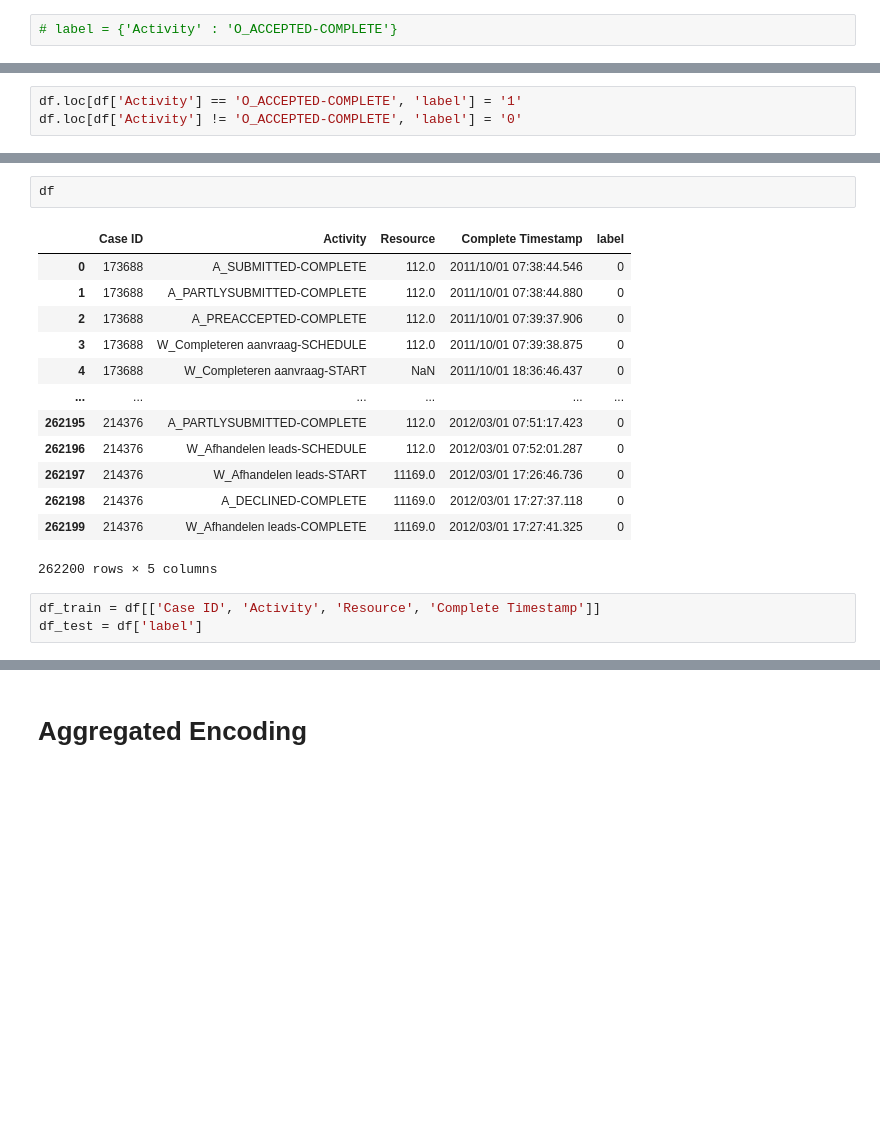
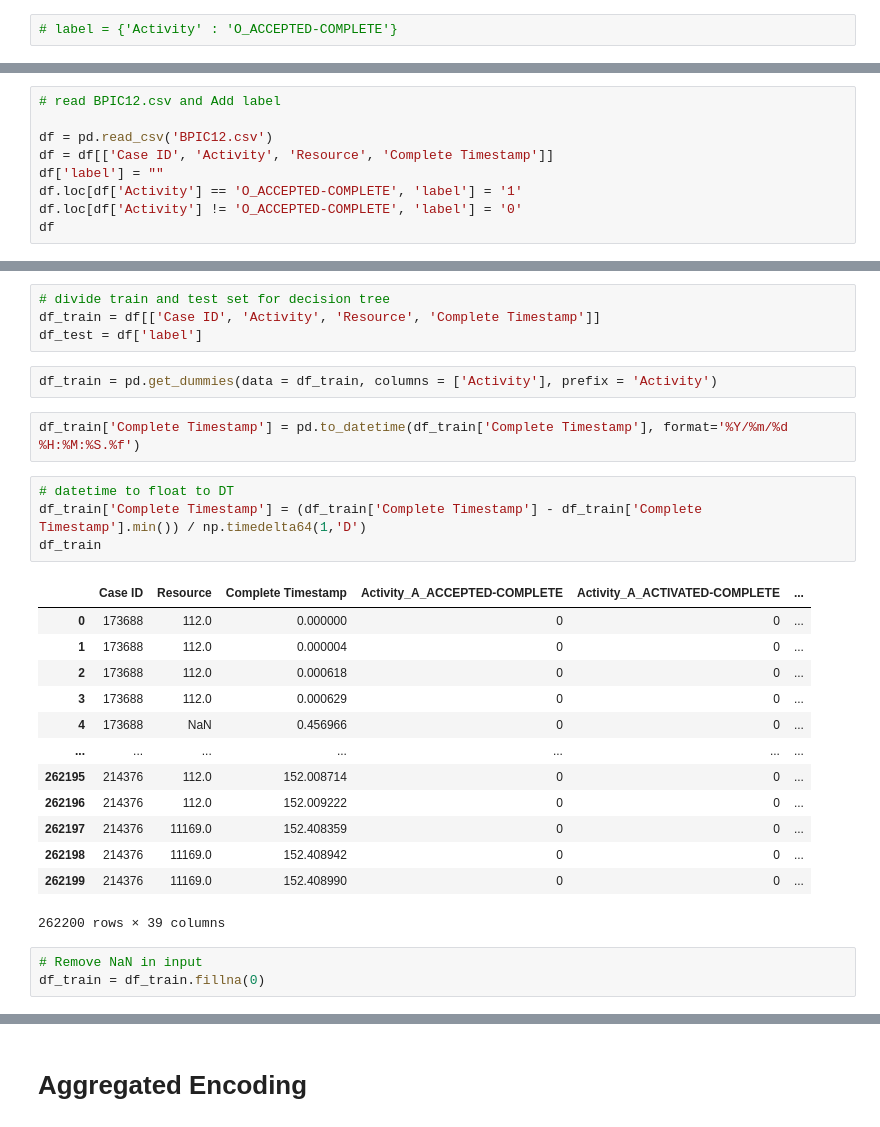
Before and after one commit to Yeoonsu/GA_based_AutoML, a Jupyter notebook: practice/practice.ipynb, the cells around one changed output, grey strips where cells are left out. Drawn from its saved outputs; the diff is of its cells as text; blank space fills up the shorter version.

```diff
--- a/practice/practice.ipynb
+++ b/practice/practice.ipynb
@@ -26,3 +6,9 @@ df['label'] = ""
 # %%
+# read BPIC12.csv and Add label
+
+df = pd.read_csv('BPIC12.csv')
+df = df[['Case ID', 'Activity', 'Resource', 'Complete Timestamp']]
+df['label'] = ""
 df.loc[df['Activity'] == 'O_ACCEPTED-COMPLETE', 'label'] = '1'
 df.loc[df['Activity'] != 'O_ACCEPTED-COMPLETE', 'label'] = '0'
+df
@@ -29,19 +29,29 @@ df.loc[df['Activity'] != 'O_ACCEPTED-COMPLETE', 'label'] = '0'
-# %%
-df
-# %% [output]
-|  | Case ID | Activity | Resource | Complete Timestamp | label |
-| 0 | 173688 | A_SUBMITTED-COMPLETE | 112.0 | 2011/10/01 07:38:44.546 | 0 |
-| 1 | 173688 | A_PARTLYSUBMITTED-COMPLETE | 112.0 | 2011/10/01 07:38:44.880 | 0 |
-| 2 | 173688 | A_PREACCEPTED-COMPLETE | 112.0 | 2011/10/01 07:39:37.906 | 0 |
-| 3 | 173688 | W_Completeren aanvraag-SCHEDULE | 112.0 | 2011/10/01 07:39:38.875 | 0 |
-| 4 | 173688 | W_Completeren aanvraag-START | NaN | 2011/10/01 18:36:46.437 | 0 |
-| ... | ... | ... | ... | ... | ... |
-| 262195 | 214376 | A_PARTLYSUBMITTED-COMPLETE | 112.0 | 2012/03/01 07:51:17.423 | 0 |
-| 262196 | 214376 | W_Afhandelen leads-SCHEDULE | 112.0 | 2012/03/01 07:52:01.287 | 0 |
-| 262197 | 214376 | W_Afhandelen leads-START | 11169.0 | 2012/03/01 17:26:46.736 | 0 |
-| 262198 | 214376 | A_DECLINED-COMPLETE | 11169.0 | 2012/03/01 17:27:37.118 | 0 |
-| 262199 | 214376 | W_Afhandelen leads-COMPLETE | 11169.0 | 2012/03/01 17:27:41.325 | 0 |
-262200 rows × 5 columns
 # %%
+# divide train and test set for decision tree
 df_train = df[['Case ID', 'Activity', 'Resource', 'Complete Timestamp']]
 df_test = df['label']
+# %%
+df_train = pd.get_dummies(data = df_train, columns = ['Activity'], prefix = 'Activity')
+# %%
+df_train['Complete Timestamp'] = pd.to_datetime(df_train['Complete Timestamp'], format='%Y/%m/%d %H:%M:%S.%f')
+# %%
+# datetime to float to DT
+df_train['Complete Timestamp'] = (df_train['Complete Timestamp'] - df_train['Complete Timestamp'].min()) / np.timedelta64(1,'D')
+df_train
+# %% [output]
+|  | Case ID | Resource | Complete Timestamp | Activity_A_ACCEPTED-COMPLETE | Activity_A_ACTIVATED-COMPLETE | ... |
+| 0 | 173688 | 112.0 | 0.000000 | 0 | 0 | ... |
+| 1 | 173688 | 112.0 | 0.000004 | 0 | 0 | ... |
+| 2 | 173688 | 112.0 | 0.000618 | 0 | 0 | ... |
+| 3 | 173688 | 112.0 | 0.000629 | 0 | 0 | ... |
+| 4 | 173688 | NaN | 0.456966 | 0 | 0 | ... |
+| ... | ... | ... | ... | ... | ... | ... |
+| 262195 | 214376 | 112.0 | 152.008714 | 0 | 0 | ... |
+| 262196 | 214376 | 112.0 | 152.009222 | 0 | 0 | ... |
+| 262197 | 214376 | 11169.0 | 152.408359 | 0 | 0 | ... |
+| 262198 | 214376 | 11169.0 | 152.408942 | 0 | 0 | ... |
+| 262199 | 214376 | 11169.0 | 152.408990 | 0 | 0 | ... |
+262200 rows × 39 columns
+# %%
+# Remove NaN in input
+df_train = df_train.fillna(0)
```
Also changed, not shown: parts of 8 cells of this notebook, 2 other files.
